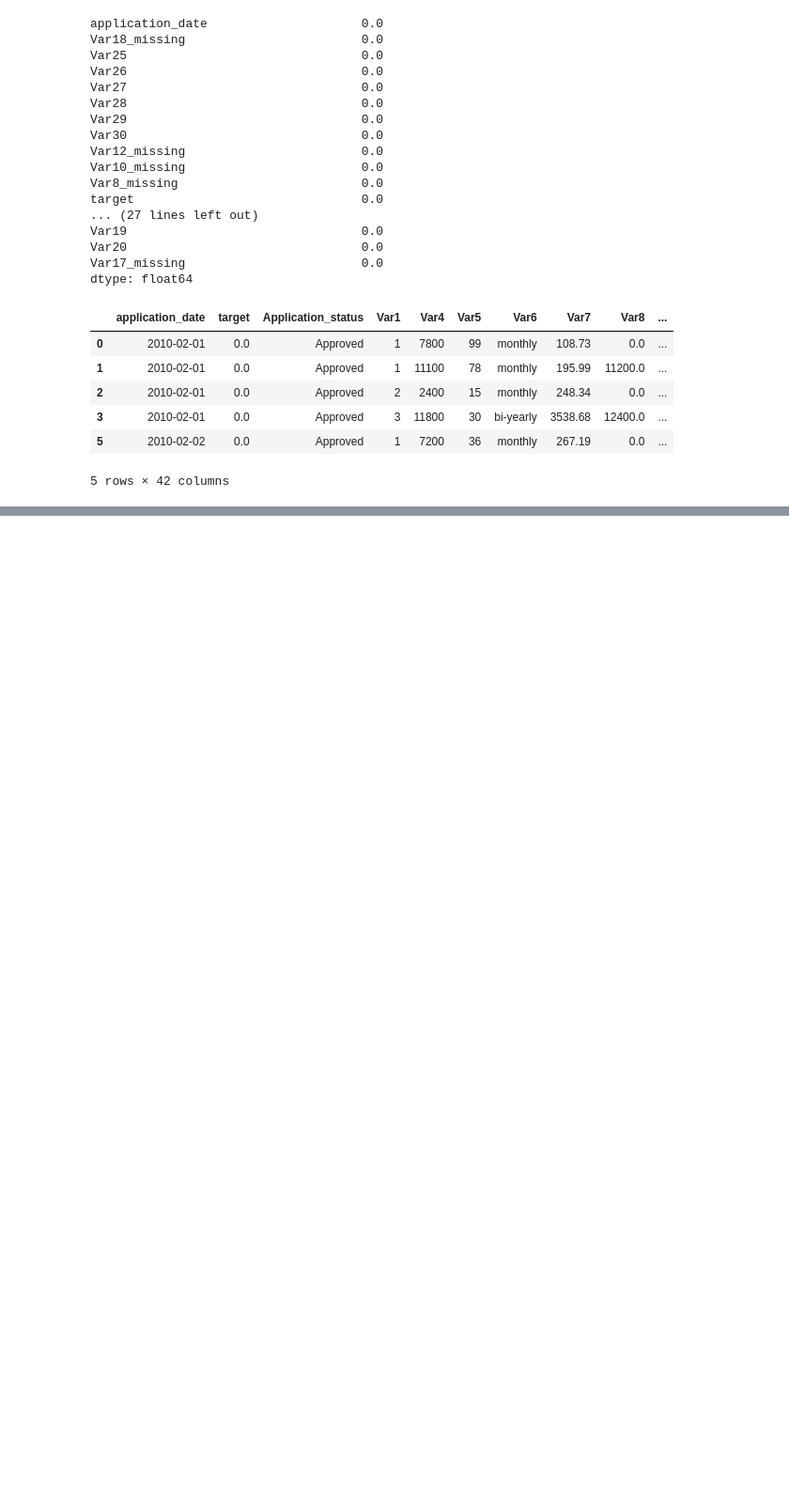
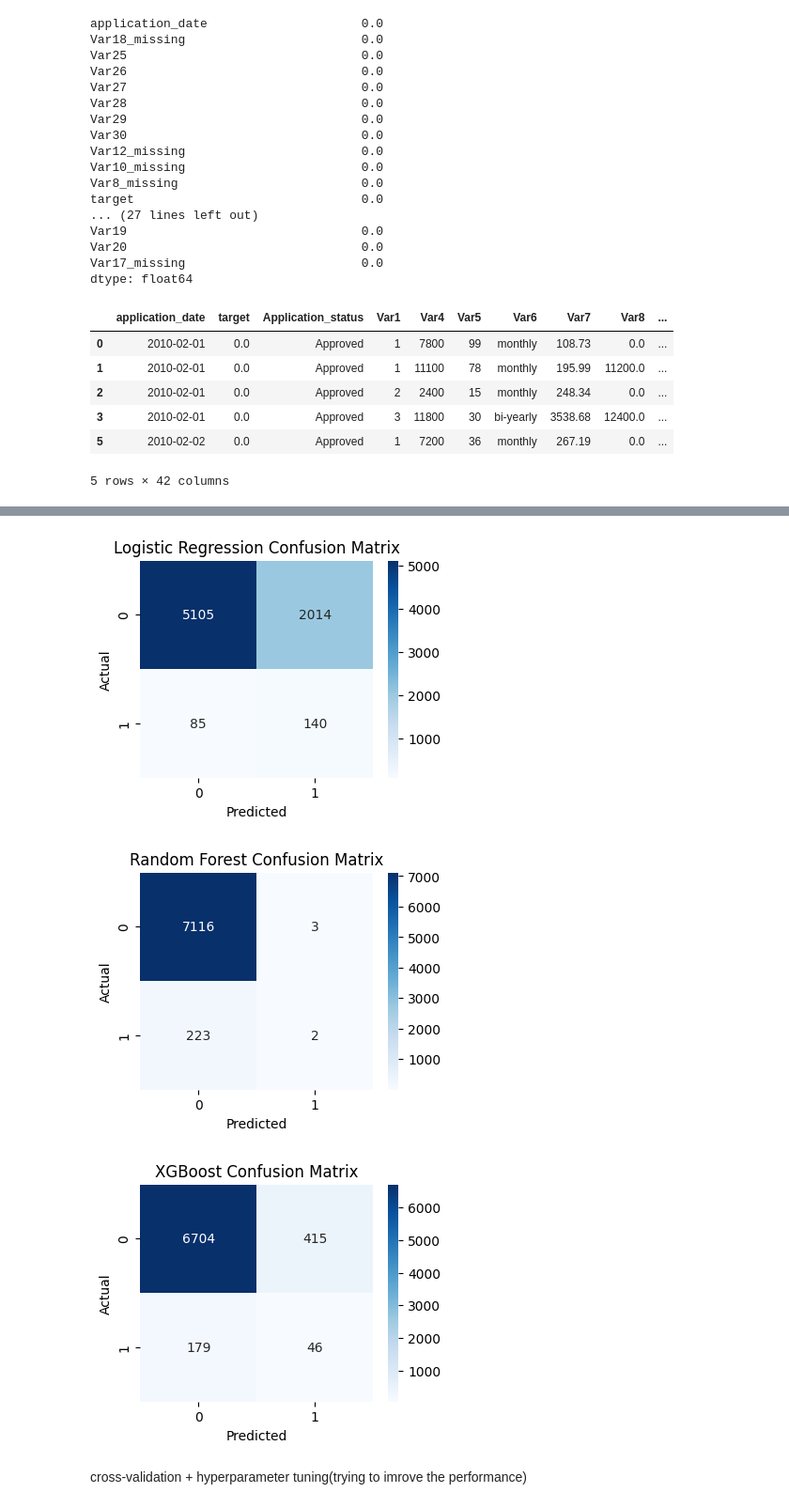
Before and after one commit to akshmaatreja/UBproject, a Jupyter notebook: data cleaning 1st approach.ipynb, the cells around one changed output, grey strips where cells are left out. Shown at 94% size. Saved outputs shown, nothing was run; the diff lists cells and outputs as text; code cells hidden in the pictures; blank space fills up the shorter version.

Commit message:
initial baseline models

```diff
--- a/data cleaning 1st approach.ipynb
+++ b/data cleaning 1st approach.ipynb
@@ -468,0 +562,13 @@ df.head()
+# %%
+# Train-test split
+X_train, X_test, y_train, y_test = train_test_split(
+    X, y, test_size=0.2, random_state=42, stratify=y
+)
+# %%
+# Logistic Regression baseline
+logreg = LogisticRegression(class_weight='balanced', max_iter=1000)
+logreg.fit(X_train, y_train)
+y_pred_logreg = logreg.predict(X_test)
+print("\nLogistic Regression Report:")
+print(classification_report(y_test, y_pred_logreg))
+print("ROC AUC:", roc_auc_score(y_test, logreg.predict_proba(X_test)[:,1]))
@@ -468,0 +594,8 @@ df.head()
+# %%
+# Random Forest baseline
+rf = RandomForestClassifier(class_weight='balanced', random_state=42)
+rf.fit(X_train, y_train)
+y_pred_rf = rf.predict(X_test)
+print("\nRandom Forest Report:")
+print(classification_report(y_test, y_pred_rf))
+print("ROC AUC:", roc_auc_score(y_test, rf.predict_proba(X_test)[:,1]))
@@ -468,0 +614,8 @@ df.head()
+# %%
+# XGBoost baseline
+xgb = XGBClassifier(scale_pos_weight=(len(y_train)-sum(y_train))/sum(y_train), use_label_encoder=False, eval_metric='logloss', random_state=42)
+xgb.fit(X_train, y_train)
+y_pred_xgb = xgb.predict(X_test)
+print("\nXGBoost Report:")
+print(classification_report(y_test, y_pred_xgb))
+print("ROC AUC:", roc_auc_score(y_test, xgb.predict_proba(X_test)[:,1]))
@@ -468,0 +637,20 @@ df.head()
+# %%
+# Confusion matrices (optional)
+import matplotlib.pyplot as plt
+import seaborn as sns
+
+for model_name, y_pred in zip(['Logistic Regression', 'Random Forest', 'XGBoost'],
+                              [y_pred_logreg, y_pred_rf, y_pred_xgb]):
+    cm = confusion_matrix(y_test, y_pred)
+    plt.figure(figsize=(4,3))
+    sns.heatmap(cm, annot=True, fmt='d', cmap='Blues')
+    plt.title(f'{model_name} Confusion Matrix')
+    plt.xlabel('Predicted')
+    plt.ylabel('Actual')
+    plt.show()
+# %% [output]
+[figure, added]
+[figure, added]
+[figure, added]
+# %% [markdown]
+cross-validation + hyperparameter tuning(trying to imrove the performance)
```
Also changed, not shown: parts of 35 cells of this notebook, 9 other files.
